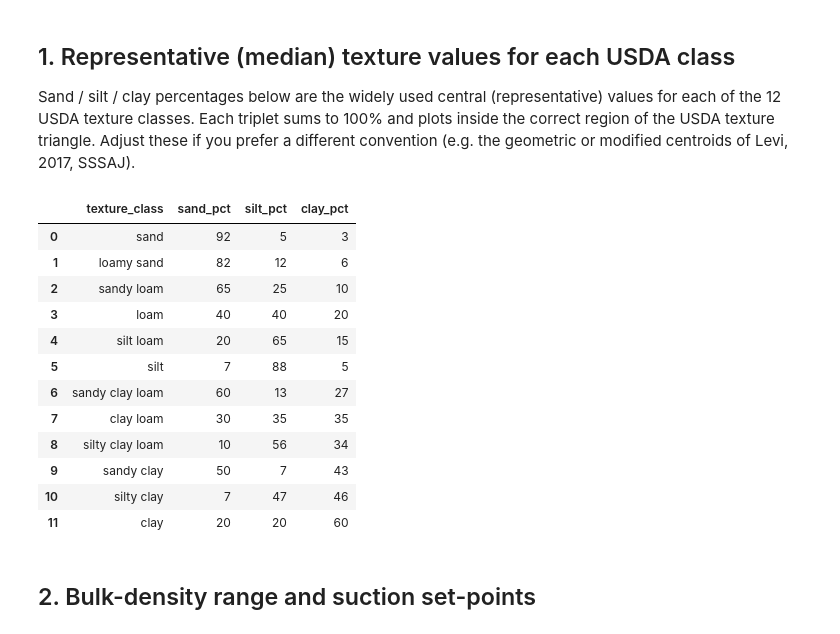
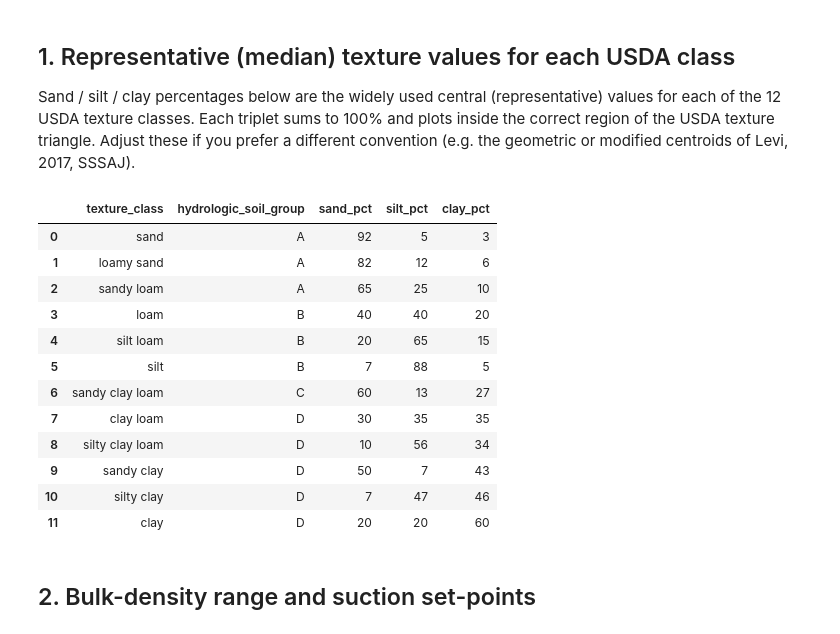
Before and after one commit to LimnoTech/soil-health-hydraulics, a Jupyter notebook: rosetta_porosity_by_texture.ipynb, the cells around one changed output. Cells and saved outputs as stored; diff of their text form; code cells hidden in the pictures.

```diff
--- a/rosetta_porosity_by_texture.ipynb
+++ b/rosetta_porosity_by_texture.ipynb
@@ -30,45 +30,66 @@ Sand / silt / clay percentages below are the widely used central (representative
 # %%
 # texture_class: (sand %, silt %, clay %)
 TEXTURE_CLASSES = {
     "sand":            (92,  5,  3),
     "loamy sand":      (82, 12,  6),
     "sandy loam":      (65, 25, 10),
     "loam":            (40, 40, 20),
     "silt loam":       (20, 65, 15),
     "silt":            ( 7, 88,  5),
     "sandy clay loam": (60, 13, 27),
     "clay loam":       (30, 35, 35),
     "silty clay loam": (10, 56, 34),
     "sandy clay":      (50,  7, 43),
     "silty clay":      ( 7, 47, 46),
     "clay":            (20, 20, 60),
 }
 
+# NRCS hydrologic soil group (HSG) inferred from texture class. This is the standard
+# texture-based approximation used when saturated hydraulic conductivity is unknown
+# (e.g. HYSOGs250m, SWAT). Actual HSG also depends on Ksat, depth to a restrictive
+# layer, and water-table depth. A = low runoff / high infiltration ... D = high runoff.
+HYDROLOGIC_SOIL_GROUP = {
+    "sand":            "A",
+    "loamy sand":      "A",
+    "sandy loam":      "A",
+    "loam":            "B",
+    "silt loam":       "B",
+    "silt":            "B",
+    "sandy clay loam": "C",
+    "clay loam":       "D",
+    "silty clay loam": "D",
+    "sandy clay":      "D",
+    "silty clay":      "D",
+    "clay":            "D",
+}
+
 texture_df = (
     pd.DataFrame.from_dict(
         TEXTURE_CLASSES, orient="index", columns=["sand_pct", "silt_pct", "clay_pct"]
     )
     .rename_axis("texture_class")
     .reset_index()
 )
+# hydrologic soil group immediately to the right of texture_class
+texture_df.insert(1, "hydrologic_soil_group", texture_df["texture_class"].map(HYDROLOGIC_SOIL_GROUP))
 
 # sanity check: each class sums to 100%
 assert (texture_df[["sand_pct", "silt_pct", "clay_pct"]].sum(axis=1) == 100).all()
 texture_df
 # %% [output]
-|  | texture_class | sand_pct | silt_pct | clay_pct |
-| 0 | sand | 92 | 5 | 3 |
-| 1 | loamy sand | 82 | 12 | 6 |
-| 2 | sandy loam | 65 | 25 | 10 |
-| 3 | loam | 40 | 40 | 20 |
-| 4 | silt loam | 20 | 65 | 15 |
-| 5 | silt | 7 | 88 | 5 |
-| 6 | sandy clay loam | 60 | 13 | 27 |
-| 7 | clay loam | 30 | 35 | 35 |
-| 8 | silty clay loam | 10 | 56 | 34 |
-| 9 | sandy clay | 50 | 7 | 43 |
-| 10 | silty clay | 7 | 47 | 46 |
-| 11 | clay | 20 | 20 | 60 |
+|  | texture_class | hydrologic_soil_group | sand_pct | silt_pct | clay_pct |
+| 0 | sand | A | 92 | 5 | 3 |
+| 1 | loamy sand | A | 82 | 12 | 6 |
+| 2 | sandy loam | A | 65 | 25 | 10 |
+| 3 | loam | B | 40 | 40 | 20 |
+| 4 | silt loam | B | 20 | 65 | 15 |
+| 5 | silt | B | 7 | 88 | 5 |
+| 6 | sandy clay loam | C | 60 | 13 | 27 |
+| 7 | clay loam | D | 30 | 35 | 35 |
+| 8 | silty clay loam | D | 10 | 56 | 34 |
+| 9 | sandy clay | D | 50 | 7 | 43 |
+| 10 | silty clay | D | 7 | 47 | 46 |
+| 11 | clay | D | 20 | 20 | 60 |
 # %% [markdown]
 ## 2. Bulk-density range and suction set-points
 # %%
```
Also changed, not shown: parts of 6 cells of this notebook, 5 other files.
